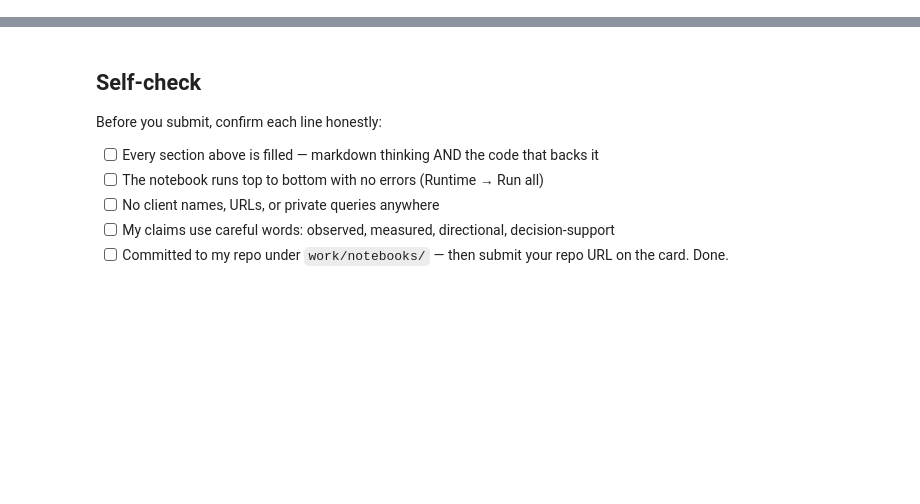
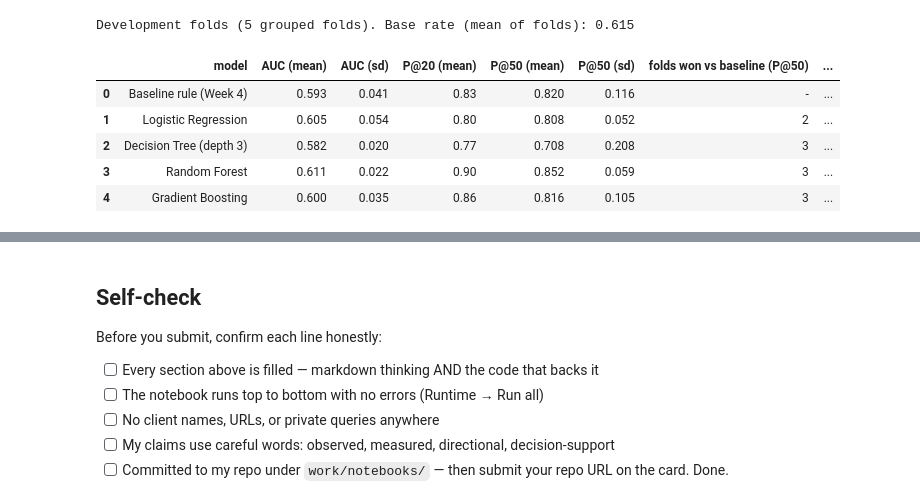
Before and after one commit to yelsebety/Yassin-Flyrank, a Jupyter notebook: work/notebooks/w05_model.ipynb, the cells around one changed output, grey strips where cells are left out. Saved outputs shown, nothing was run; the diff lists cells and outputs as text; code cells hidden in the pictures; blank space fills up the shorter version.

Commit message:
Add w05 model vs baseline notebook (grouped CV, sealed clients)

```diff
--- a/work/notebooks/w05_model.ipynb
+++ b/work/notebooks/w05_model.ipynb
@@ -36,0 +172,32 @@ This skeleton is yours to fill. Work the sections **in order** — each one has
+# %%
+rows = []
+for fold, (tr, va) in enumerate(folds):
+    a, b = dev.iloc[tr], dev.iloc[va]
+    rows.append({"model": "Baseline rule (Week 4)", "fold": fold,
+                 **evaluate(b["declined"], baseline_scores(a, b), b["impressions_90d"])})
+    for name, model in make_models().items():
+        model.fit(a[FEATURES], a["declined"])
+        p = model.predict_proba(b[FEATURES])[:, 1]
+        rows.append({"model": name, "fold": fold, **evaluate(b["declined"], p, b["impressions_90d"])})
+cv = pd.DataFrame(rows)
+
+base = cv[cv["model"] == "Baseline rule (Week 4)"].set_index("fold")
+summary = []
+for name, d in cv.groupby("model", sort=False):
+    d = d.set_index("fold")
+    summary.append({"model": name,
+                    "AUC (mean)": d["auc"].mean(), "AUC (sd)": d["auc"].std(),
+                    "P@20 (mean)": d["p@20"].mean(), "P@50 (mean)": d["p@50"].mean(), "P@50 (sd)": d["p@50"].std(),
+                    "folds won vs baseline (P@50)": int((d["p@50"] > base["p@50"]).sum()) if name != "Baseline rule (Week 4)" else "-",
+                    "folds won vs baseline (AUC)":  int((d["auc"] > base["auc"]).sum())  if name != "Baseline rule (Week 4)" else "-"})
+dev_table = pd.DataFrame(summary).round(3)
+print(f"Development folds (5 grouped folds). Base rate (mean of folds): {cv['base_rate'].mean():.3f}")
+display(dev_table)
+# %% [output]
+Development folds (5 grouped folds). Base rate (mean of folds): 0.615
+|  | model | AUC (mean) | AUC (sd) | P@20 (mean) | P@50 (mean) | P@50 (sd) | folds won vs baseline (P@50) | ... |
+| 0 | Baseline rule (Week 4) | 0.593 | 0.041 | 0.83 | 0.820 | 0.116 | - | ... |
+| 1 | Logistic Regression | 0.605 | 0.054 | 0.80 | 0.808 | 0.052 | 2 | ... |
+| 2 | Decision Tree (depth 3) | 0.582 | 0.020 | 0.77 | 0.708 | 0.208 | 3 | ... |
+| 3 | Random Forest | 0.611 | 0.022 | 0.90 | 0.852 | 0.059 | 3 | ... |
+| 4 | Gradient Boosting | 0.600 | 0.035 | 0.86 | 0.816 | 0.105 | 3 | ... |
```
Also changed, not shown: parts of 21 cells of this notebook.
